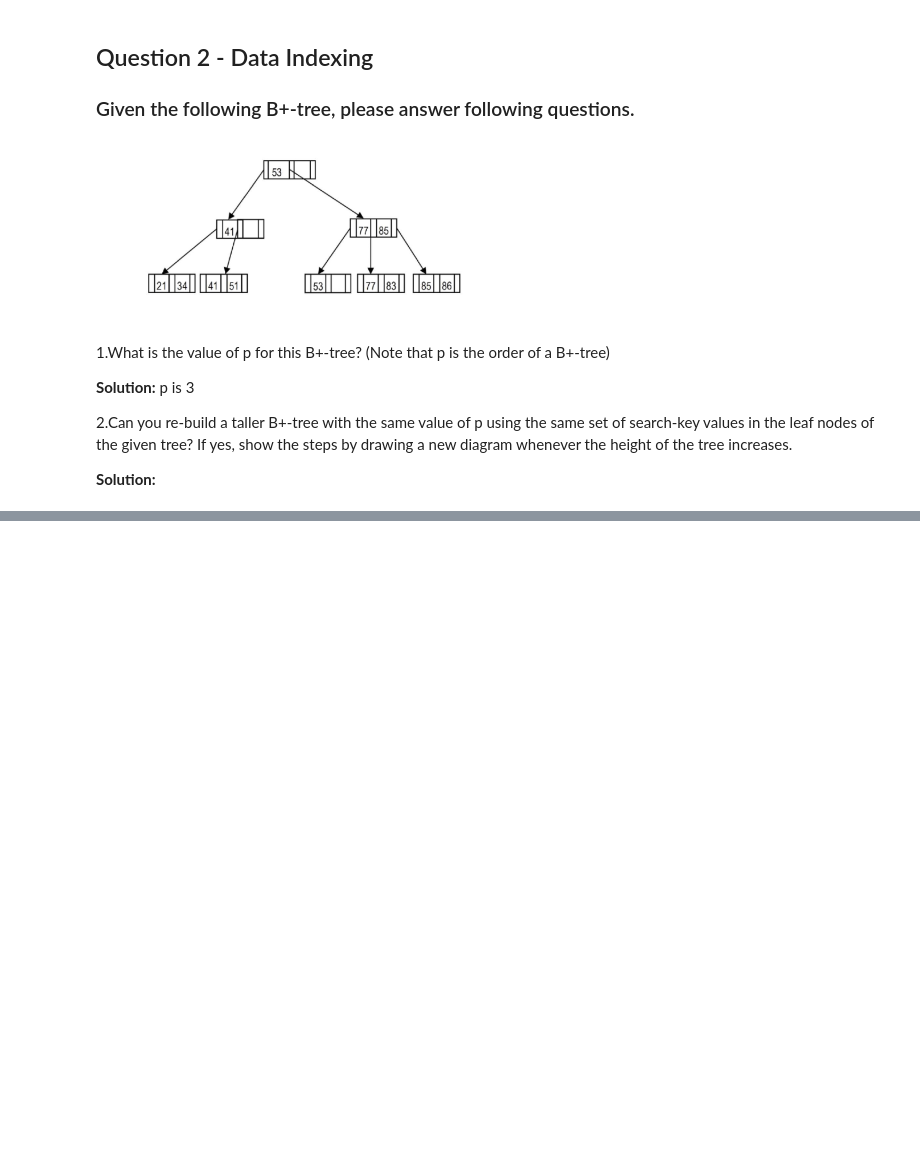
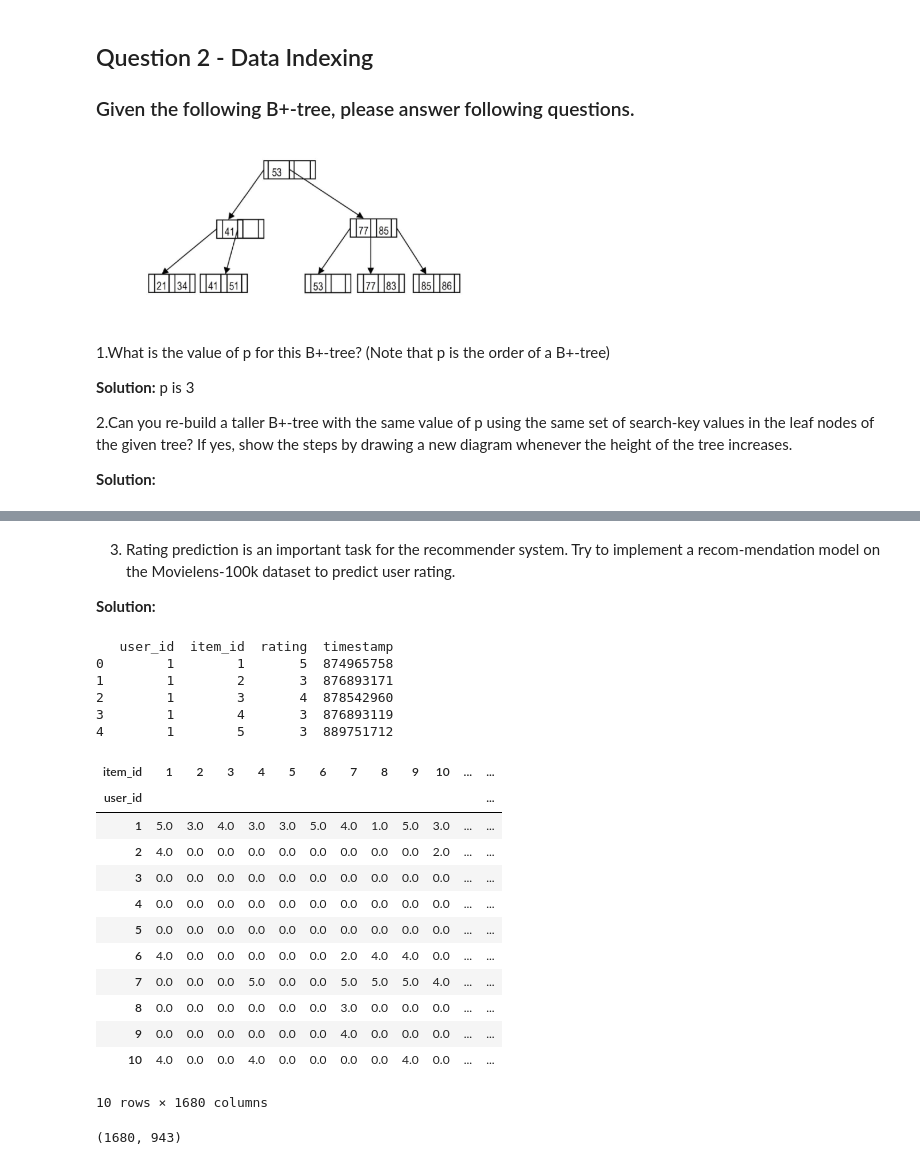
Before and after one commit to aciafall/assignment2_dataengineer, a Jupyter notebook: HW2_Sol.ipynb, the cells around one changed output, grey strips where cells are left out. Drawn from its saved outputs; the diff is of its cells as text; code cells hidden in the pictures; blank space fills up the shorter version.

```diff
--- a/HW2_Sol.ipynb
+++ b/HW2_Sol.ipynb
@@ -23,0 +57,44 @@ p is 3
+# %% [markdown]
+3. Rating prediction is an important task for the recommender system. Try to implement a recom-mendation model on the Movielens-100k dataset to predict user rating.
+
+**Solution:**
+# %%
+import pandas as pd
+import numpy as np
+
+# read the data from the ml-100k/ua.base file and store it in a pandas dataframe
+train_data_file=r'ml-100k/ml-100k/ua.base'
+test_data_file=r'ml-100k/ml-100k/ua.test'
+train_data=pd.read_csv(train_data_file,sep='\t',names=['user_id','item_id','rating','timestamp'])
+test_data=pd.read_csv(test_data_file,sep='\t',names=['user_id','item_id','rating','timestamp'])
+# %% [output]
+   user_id  item_id  rating  timestamp
+0        1        1       5  874965758
+1        1        2       3  876893171
+2        1        3       4  878542960
+3        1        4       3  876893119
+4        1        5       3  889751712
+# %%
+# create a matrix and fill 0 values
+movie_user_rating_pivot = train_data.pivot(index='user_id', columns='item_id', values='rating').fillna(0)
+movie_user_rating_pivot.head(10)
+# %% [output]
+| item_id | 1 | 2 | 3 | 4 | 5 | 6 | 7 | 8 | 9 | 10 | ... | ... |
+| user_id |  |  |  |  |  |  |  |  |  |  |  | ... |
+| 1 | 5.0 | 3.0 | 4.0 | 3.0 | 3.0 | 5.0 | 4.0 | 1.0 | 5.0 | 3.0 | ... | ... |
+| 2 | 4.0 | 0.0 | 0.0 | 0.0 | 0.0 | 0.0 | 0.0 | 0.0 | 0.0 | 2.0 | ... | ... |
+| 3 | 0.0 | 0.0 | 0.0 | 0.0 | 0.0 | 0.0 | 0.0 | 0.0 | 0.0 | 0.0 | ... | ... |
+| 4 | 0.0 | 0.0 | 0.0 | 0.0 | 0.0 | 0.0 | 0.0 | 0.0 | 0.0 | 0.0 | ... | ... |
+| 5 | 0.0 | 0.0 | 0.0 | 0.0 | 0.0 | 0.0 | 0.0 | 0.0 | 0.0 | 0.0 | ... | ... |
+| 6 | 4.0 | 0.0 | 0.0 | 0.0 | 0.0 | 0.0 | 2.0 | 4.0 | 4.0 | 0.0 | ... | ... |
+| 7 | 0.0 | 0.0 | 0.0 | 5.0 | 0.0 | 0.0 | 5.0 | 5.0 | 5.0 | 4.0 | ... | ... |
+| 8 | 0.0 | 0.0 | 0.0 | 0.0 | 0.0 | 0.0 | 3.0 | 0.0 | 0.0 | 0.0 | ... | ... |
+| 9 | 0.0 | 0.0 | 0.0 | 0.0 | 0.0 | 0.0 | 4.0 | 0.0 | 0.0 | 0.0 | ... | ... |
+| 10 | 4.0 | 0.0 | 0.0 | 4.0 | 0.0 | 0.0 | 0.0 | 0.0 | 4.0 | 0.0 | ... | ... |
+10 rows × 1680 columns
+# %%
+# transpose the matrix
+X = movie_user_rating_pivot.values.T
+X.shape
+# %% [output]
+(1680, 943)
```
Also changed, not shown: parts of 6 cells of this notebook, 23 other files.
